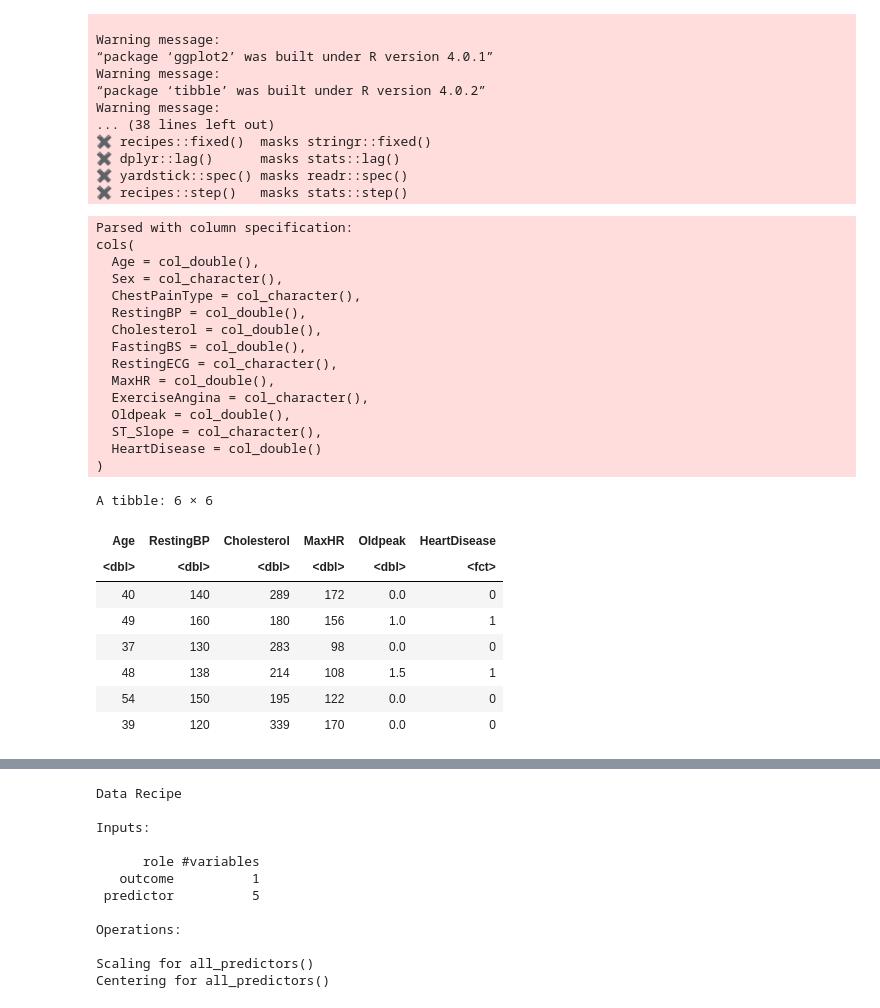
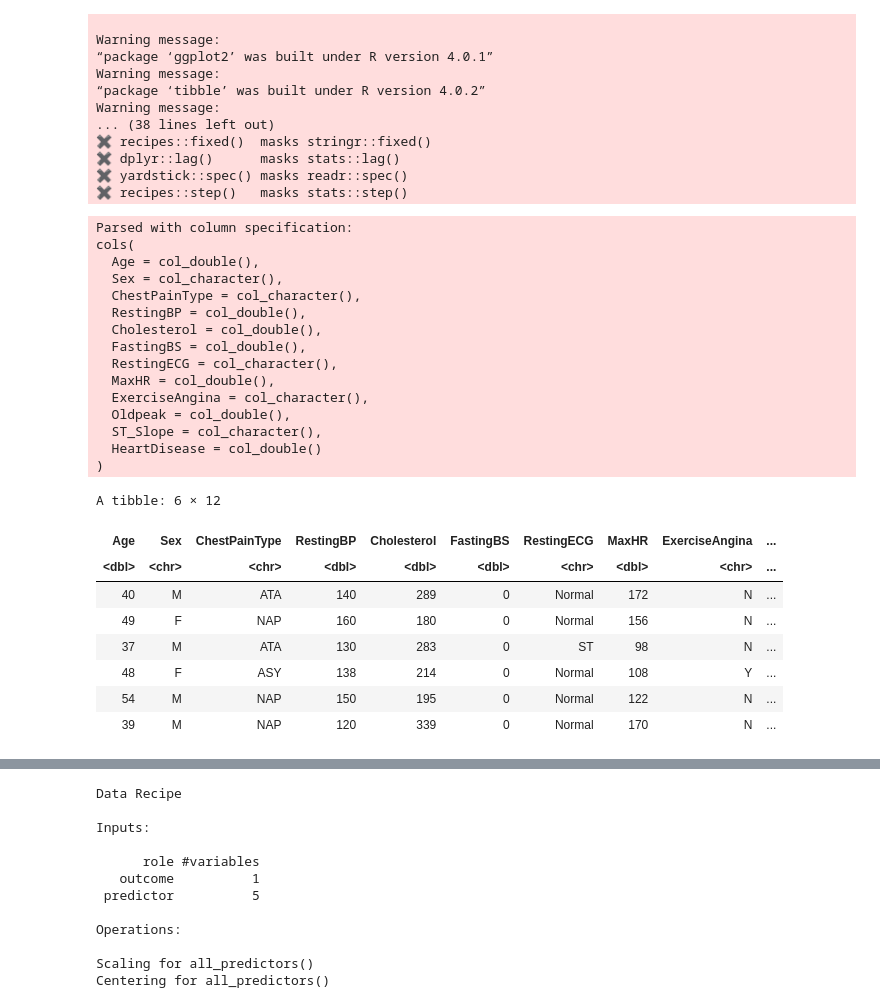
Before and after one commit to Simpson1104/Group-Proposal, a Jupyter notebook: Wrangling_data.ipynb, the cells around one changed output, grey strips where cells are left out. Saved outputs shown, nothing was run; the diff lists cells and outputs as text; code cells hidden in the pictures.

```diff
--- a/Wrangling_data.ipynb
+++ b/Wrangling_data.ipynb
@@ -41,31 +42,31 @@ Warning message:
 # %%
 #: reading the data set
 heart_data <- read_csv("heart.csv") %>%
-              mutate(HeartDisease = as_factor(HeartDisease)) %>%
-              select (Age,RestingBP,Cholesterol,MaxHR,Oldpeak,HeartDisease )
+              mutate(HeartDisease = as_factor(HeartDisease))
+
 head(heart_data)
 # %% [output]
 Parsed with column specification:
 cols(
   Age = col_double(),
   Sex = col_character(),
   ChestPainType = col_character(),
   RestingBP = col_double(),
   Cholesterol = col_double(),
   FastingBS = col_double(),
   RestingECG = col_character(),
   MaxHR = col_double(),
   ExerciseAngina = col_character(),
   Oldpeak = col_double(),
   ST_Slope = col_character(),
   HeartDisease = col_double()
 )
-A tibble: 6 × 6
+A tibble: 6 × 12
-| Age | RestingBP | Cholesterol | MaxHR | Oldpeak | HeartDisease |
-| <dbl> | <dbl> | <dbl> | <dbl> | <dbl> | <fct> |
-| 40 | 140 | 289 | 172 | 0.0 | 0 |
-| 49 | 160 | 180 | 156 | 1.0 | 1 |
-| 37 | 130 | 283 | 98 | 0.0 | 0 |
-| 48 | 138 | 214 | 108 | 1.5 | 1 |
-| 54 | 150 | 195 | 122 | 0.0 | 0 |
-| 39 | 120 | 339 | 170 | 0.0 | 0 |
+| Age | Sex | ChestPainType | RestingBP | Cholesterol | FastingBS | RestingECG | MaxHR | ExerciseAngina | ... |
+| <dbl> | <chr> | <chr> | <dbl> | <dbl> | <dbl> | <chr> | <dbl> | <chr> | ... |
+| 40 | M | ATA | 140 | 289 | 0 | Normal | 172 | N | ... |
+| 49 | F | NAP | 160 | 180 | 0 | Normal | 156 | N | ... |
+| 37 | M | ATA | 130 | 283 | 0 | ST | 98 | N | ... |
+| 48 | F | ASY | 138 | 214 | 0 | Normal | 108 | Y | ... |
+| 54 | M | NAP | 150 | 195 | 0 | Normal | 122 | N | ... |
+| 39 | M | NAP | 120 | 339 | 0 | Normal | 170 | N | ... |
```
Also changed, not shown: parts of 10 cells of this notebook.
